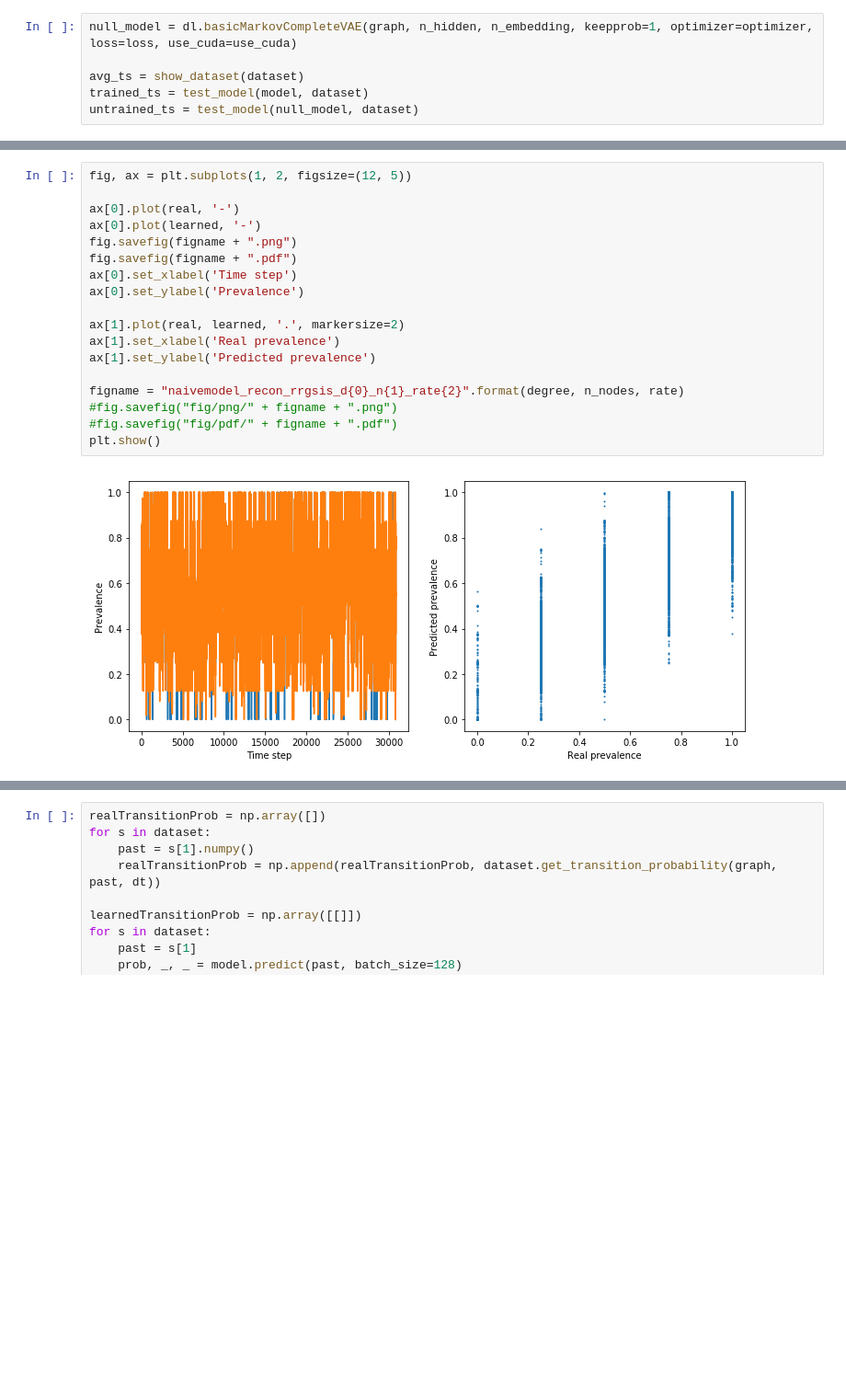
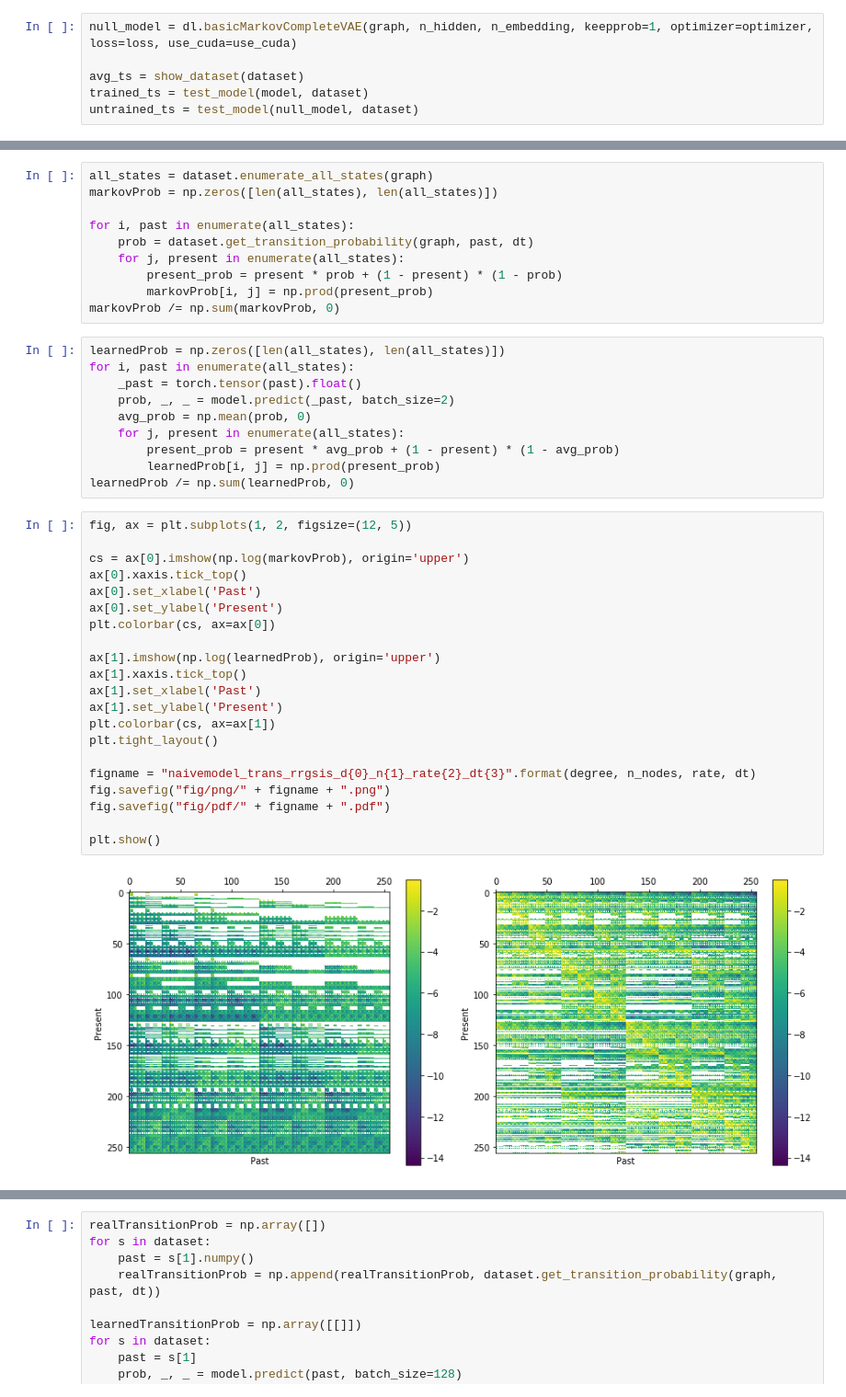
Before and after one commit to charlesmurphy1/dynalearn, a Jupyter notebook: notebooks/cvae_SIS_naivemethod.ipynb, the cells around one changed output, grey strips where cells are left out. Shown at 92% size. Cells and saved outputs as stored; diff of their text form; blank space fills up the shorter version.

Commit message:
Adding archive and additional tests with complete naive approach

```diff
--- a/notebooks/cvae_SIS_naivemethod.ipynb
+++ b/notebooks/cvae_SIS_naivemethod.ipynb
@@ -168,20 +208,43 @@ real, learned = reconstruction_dataset(model, dataset, False)
+# %%
+all_states = dataset.enumerate_all_states(graph)
+markovProb = np.zeros([len(all_states), len(all_states)])
+
+for i, past in enumerate(all_states):
+    prob = dataset.get_transition_probability(graph, past, dt)
+    for j, present in enumerate(all_states):
+        present_prob = present * prob + (1 - present) * (1 - prob)
+        markovProb[i, j] = np.prod(present_prob)
+markovProb /= np.sum(markovProb, 0)
+# %%
+learnedProb = np.zeros([len(all_states), len(all_states)])
+for i, past in enumerate(all_states):
+    _past = torch.tensor(past).float()
+    prob, _, _ = model.predict(_past, batch_size=2)
+    avg_prob = np.mean(prob, 0)
+    for j, present in enumerate(all_states):
+        present_prob = present * avg_prob + (1 - present) * (1 - avg_prob)
+        learnedProb[i, j] = np.prod(present_prob)
+learnedProb /= np.sum(learnedProb, 0)
 # %%
 fig, ax = plt.subplots(1, 2, figsize=(12, 5))
 
-ax[0].plot(real, '-')
-ax[0].plot(learned, '-')
-fig.savefig(figname + ".png")
-fig.savefig(figname + ".pdf")
-ax[0].set_xlabel('Time step')
-ax[0].set_ylabel('Prevalence')
+cs = ax[0].imshow(np.log(markovProb), origin='upper')
+ax[0].xaxis.tick_top()
+ax[0].set_xlabel('Past')
+ax[0].set_ylabel('Present')
+plt.colorbar(cs, ax=ax[0])
 
-ax[1].plot(real, learned, '.', markersize=2)
-ax[1].set_xlabel('Real prevalence')
-ax[1].set_ylabel('Predicted prevalence')
+ax[1].imshow(np.log(learnedProb), origin='upper')
+ax[1].xaxis.tick_top()
+ax[1].set_xlabel('Past')
+ax[1].set_ylabel('Present')
+plt.colorbar(cs, ax=ax[1])
+plt.tight_layout()
 
-figname = "naivemodel_recon_rrgsis_d{0}_n{1}_rate{2}".format(degree, n_nodes, rate)
-#fig.savefig("fig/png/" + figname + ".png")
-#fig.savefig("fig/pdf/" + figname + ".pdf")
+figname = "naivemodel_trans_rrgsis_d{0}_n{1}_rate{2}_dt{3}".format(degree, n_nodes, rate, dt)
+fig.savefig("fig/png/" + figname + ".png")
+fig.savefig("fig/pdf/" + figname + ".pdf")
+
 plt.show()
 # %% [output]
-[figure, old version]
+[figure, new version]
```
Also changed, not shown: parts of 18 cells of this notebook, 16 other files.
